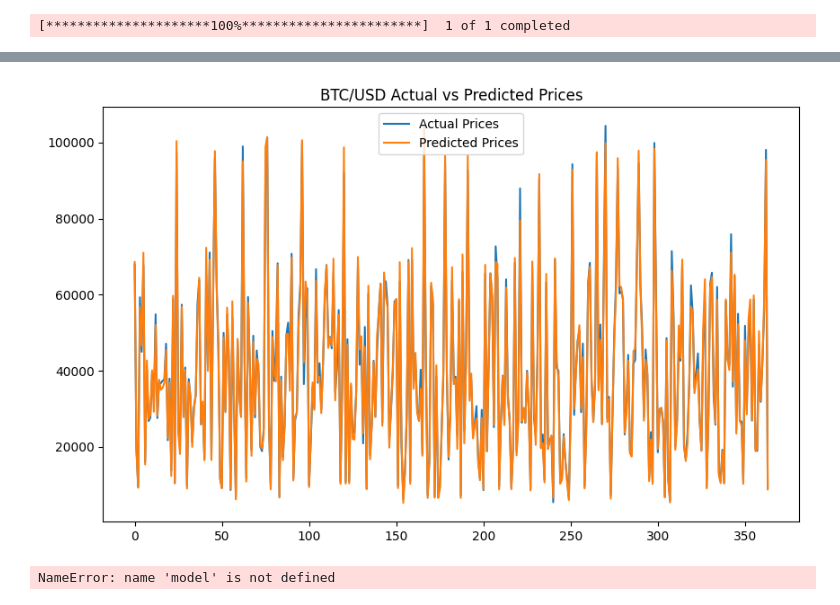
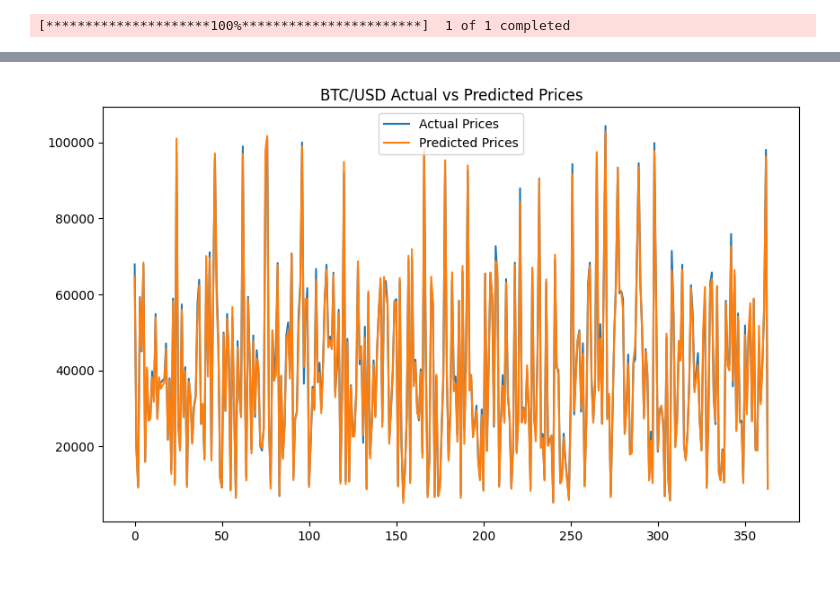
Before and after one commit to awaiskhan005/DEEP-LEARNING-AND-FORECASTING, a Jupyter notebook: Time_Series_Forecasting_with_Generative_AI_.ipynb, the cells around one changed output, grey strips where cells are left out. Cells and saved outputs as stored; diff of their text form; code cells hidden in the pictures.

```diff
--- a/Time_Series_Forecasting_with_Generative_AI_.ipynb
+++ b/Time_Series_Forecasting_with_Generative_AI_.ipynb
@@ -86,7 +86,7 @@ def main():
 
     # Step 3: Initialize and train the Chronos model
     model = ChronosModel()
-    train_model(model, X_train, y_train, epochs=20)
+    train_model(model, X_train, y_train, epochs=50)
 
     # Step 4: Forecast the next day
     next_day_forecast = forecast_next_day(model, X, scaler)
@@ -130 +130 @@ Next day's forecasted BTC/USD price: 105224.44
-[figure, old version]
+[figure, new version]
@@ -147,9 +131,3 @@ def forecast_next_day(model, data, scaler, lookback=30):
-# %%
-# Forecast the next day
-next_day_forecast = forecast_next_day(model, X, scaler)
-print(f"Next day's forecasted BTC/USD price: {next_day_forecast:.2f}")
-# %% [output]
-NameError: name 'model' is not defined
 # %%
 # Import necessary libraries
 import yfinance as yf
```
Also changed, not shown: parts of 3 cells of this notebook.
